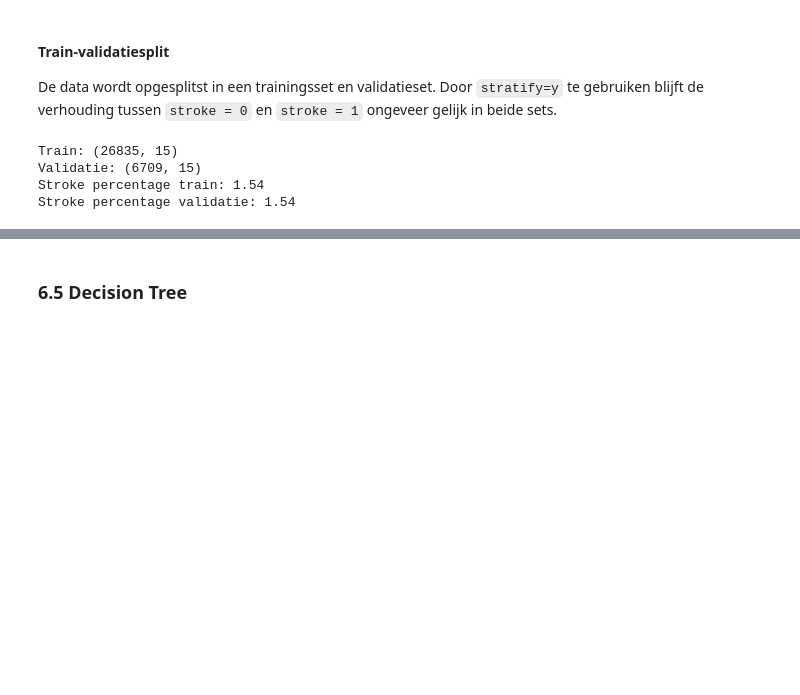
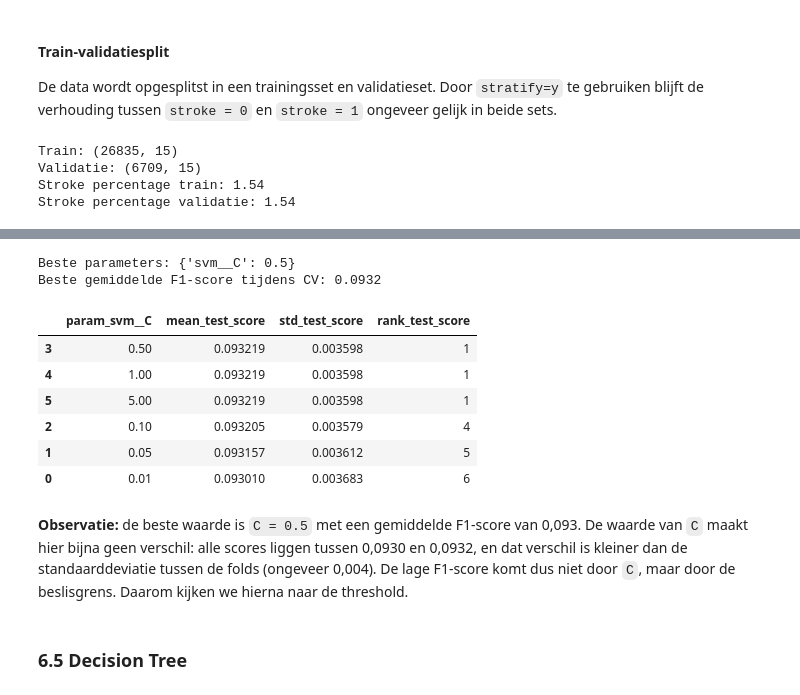
Before and after one commit to Gamal-alsa2026/Predicting-stroke-2026-27, a Jupyter notebook: notebooks/predict_stroke.ipynb, the cells around one changed output, grey strips where cells are left out. Cells and saved outputs as stored; diff of their text form; code cells hidden in the pictures; blank space fills up the shorter version.

Commit message:
Eindnotebook: 6.4 SVM pipeline en hyperparameter tuning (deel Rayan)

```diff
--- a/notebooks/predict_stroke.ipynb
+++ b/notebooks/predict_stroke.ipynb
@@ -1139,0 +1146,20 @@ Stroke percentage validatie: 1.54
+# %%
+# GenAI-bron: OpenAI, 2026, prompt 3: SVM tuning met class imbalance.
+# ChatGPT hielp bij het combineren van SimpleImputer, StandardScaler en
+# LinearSVC in één Pipeline en bij het gebruik van class_weight='balanced'.
+
+svm_pipeline = Pipeline(
+    steps=[
+        ("imputer", SimpleImputer(strategy="median")),
+        ("scaler", StandardScaler()),
+        (
+            "svm",
+            LinearSVC(
+                class_weight="balanced",
+                random_state=RANDOM_STATE,
+                max_iter=10000,
+                dual=False,
+            ),
+        ),
+    ]
+)
@@ -1140,3 +1170,50 @@ Stroke percentage validatie: 1.54
+# %%
+# GenAI-bron: OpenAI, 2026, prompt 3: SVM tuning met class imbalance.
+# ChatGPT hielp bij het opzetten van StratifiedKFold en GridSearchCV
+# met scoring='f1' voor deze imbalanced dataset.
+
+param_grid = {
+    "svm__C": [0.01, 0.05, 0.1, 0.5, 1, 5]
+}
+
+svm_cv = StratifiedKFold(
+    n_splits=3,
+    shuffle=True,
+    random_state=RANDOM_STATE,
+)
+
+grid_search = GridSearchCV(
+    estimator=svm_pipeline,
+    param_grid=param_grid,
+    scoring="f1",
+    cv=svm_cv,
+    n_jobs=-1,
+    refit=True,
+)
+
+grid_search.fit(X_train, y_train)
+
+print("Beste parameters:", grid_search.best_params_)
+print("Beste gemiddelde F1-score tijdens CV:", round(grid_search.best_score_, 4))
+
+cv_results = pd.DataFrame(grid_search.cv_results_)
+display(
+    cv_results[
+        ["param_svm__C", "mean_test_score", "std_test_score", "rank_test_score"]
+    ].sort_values("rank_test_score")
+)
+# %% [output]
+Beste parameters: {'svm__C': 0.5}
+Beste gemiddelde F1-score tijdens CV: 0.0932
+|  | param_svm__C | mean_test_score | std_test_score | rank_test_score |
+| 3 | 0.50 | 0.093219 | 0.003598 | 1 |
+| 4 | 1.00 | 0.093219 | 0.003598 | 1 |
+| 5 | 5.00 | 0.093219 | 0.003598 | 1 |
+| 2 | 0.10 | 0.093205 | 0.003579 | 4 |
+| 1 | 0.05 | 0.093157 | 0.003612 | 5 |
+| 0 | 0.01 | 0.093010 | 0.003683 | 6 |
+# %% [markdown]
+**Observatie:** de beste waarde is `C = 0.5` met een gemiddelde F1-score van 0,093. De waarde van `C` maakt hier bijna geen verschil: alle scores liggen tussen 0,0930 en 0,0932, en dat verschil is kleiner dan de standaarddeviatie tussen de folds (ongeveer 0,004). De lage F1-score komt dus niet door `C`, maar door de beslisgrens. Daarom kijken we hierna naar de threshold.
 # %% [markdown]
 ### 6.5 Decision Tree
 # %% [markdown]
```
Also changed, not shown: parts of 2 cells of this notebook.
